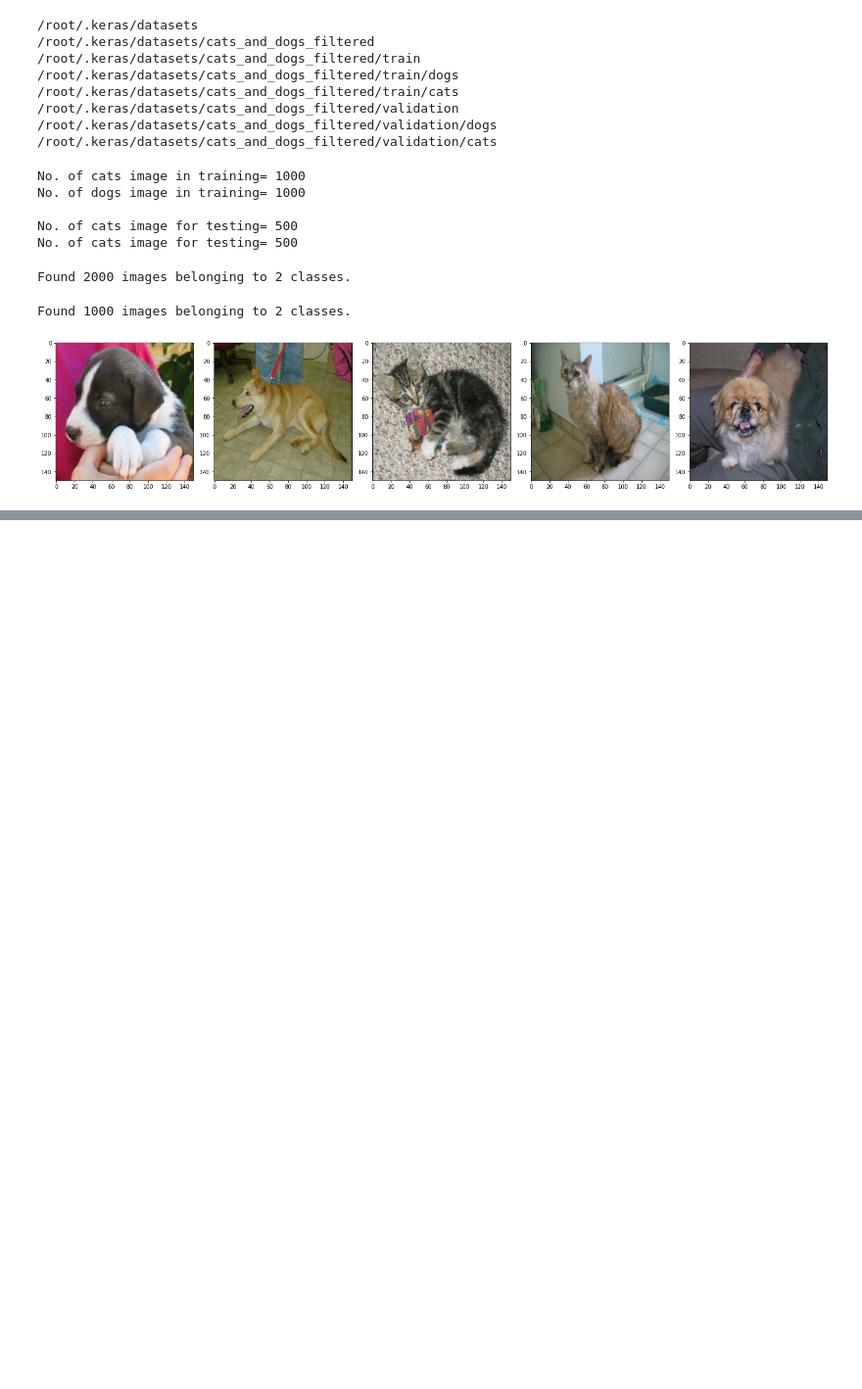
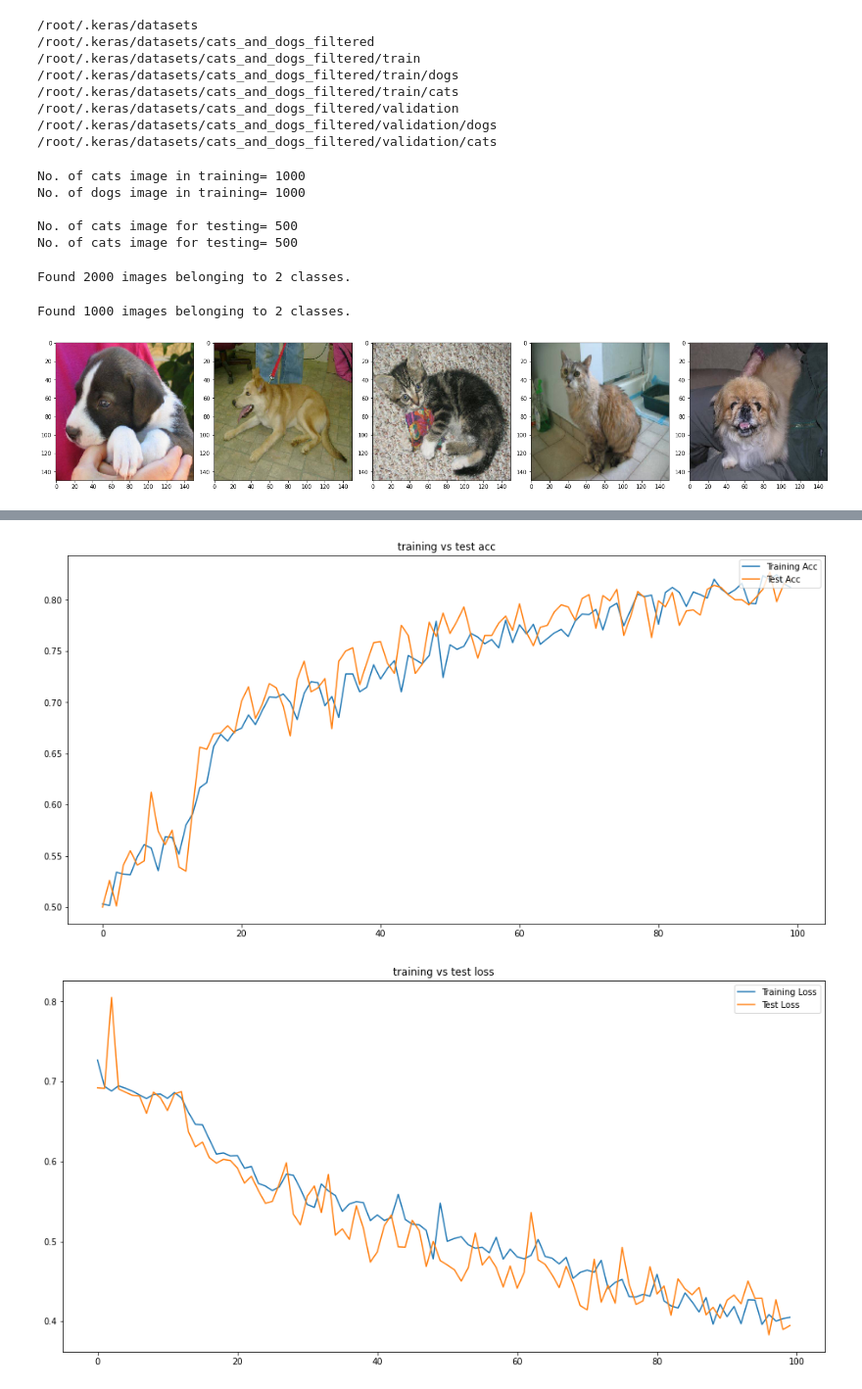
Before and after one commit to hkumarks/Deep_Learning, a Jupyter notebook: Dog_cat_classification.ipynb, the cells around one changed output, grey strips where cells are left out. Shown at 98% size. Saved outputs shown, nothing was run; the diff lists cells and outputs as text; code cells hidden in the pictures; blank space fills up the shorter version.

```diff
--- a/Dog_cat_classification.ipynb
+++ b/Dog_cat_classification.ipynb
@@ -192,0 +224,23 @@ Text(0.5, 1.0, 'training vs test loss')
+# %%
+model1=tf.keras.models.Sequential([
+    tf.keras.layers.Conv2D(32,(3,3),activation='relu',input_shape=(150,150,3)),
+    tf.keras.layers.MaxPooling2D(2,2),
+
+    tf.keras.layers.Conv2D(64,(3,3),activation='relu'),
+    tf.keras.layers.MaxPooling2D(2,2),
+
+    tf.keras.layers.Conv2D(128,(3,3),activation='relu'),
+    tf.keras.layers.MaxPooling2D(2,2),
+
+    tf.keras.layers.Conv2D(128,(3,3),activation='relu'),
+    tf.keras.layers.MaxPooling2D(2,2),
+
+    tf.keras.layers.Dropout(0.5),
+    tf.keras.layers.Flatten(),
+    tf.keras.layers.Dense(512,activation='relu'),
+    tf.keras.layers.Dense(2)
+])
+# %%
+model1.compile(optimizer='adam',
+               loss=tf.keras.losses.SparseCategoricalCrossentropy(from_logits=True),
+               metrics=['accuracy'])
@@ -192,0 +267,8 @@ Text(0.5, 1.0, 'training vs test loss')
+# %%
+history=model1.fit_generator(
+    generator=train_data_gen1,
+    steps_per_epoch=int(np.ceil(total_train/float(100))),
+    epochs=100,
+    validation_data=test_data_gen1,
+    validation_steps=int(np.ceil(total_val/float(100)))
+)
@@ -192,0 +293,5 @@ Text(0.5, 1.0, 'training vs test loss')
+# %%
+plot_acc_loss(history)
+# %% [output]
+[figure, added]
+[figure, added]
```
Also changed, not shown: parts of 15 cells of this notebook.
